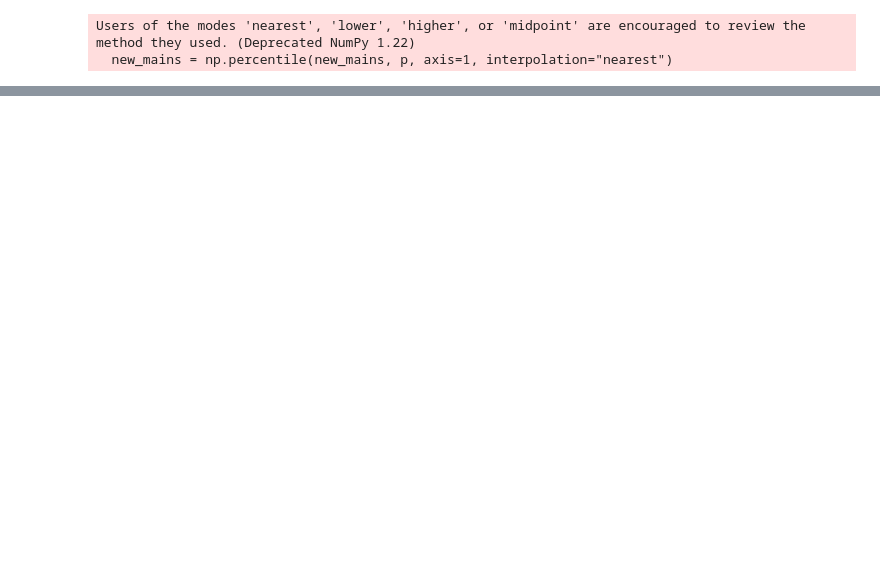
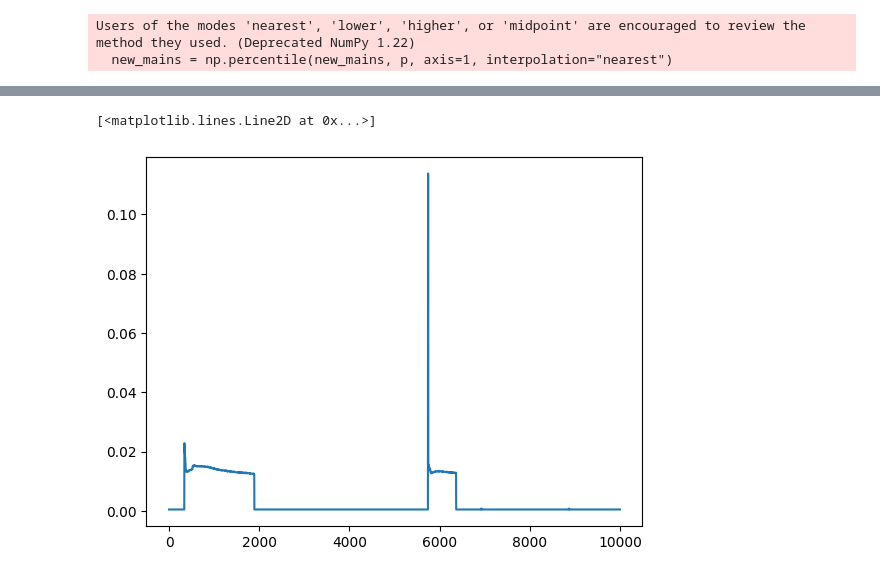
Before and after one commit to MarielTinaco/nilm-tools, a Jupyter notebook: notebooks/Data_Processing_Pipeline.ipynb, the cells around one changed output, grey strips where cells are left out. Saved outputs shown, nothing was run; the diff lists cells and outputs as text; code cells hidden in the pictures; blank space fills up the shorter version.

```diff
--- a/notebooks/Data_Processing_Pipeline.ipynb
+++ b/notebooks/Data_Processing_Pipeline.ipynb
@@ -230 +253,6 @@ plt.plot(data_i[60000:70000])
+# %%
+plt.plot(data_i_den[60000:70000])
+# %% [output]
+[<matplotlib.lines.Line2D at 0x...>]
+[figure, added]
 # %%
```
Also changed, not shown: parts of 16 cells of this notebook.
